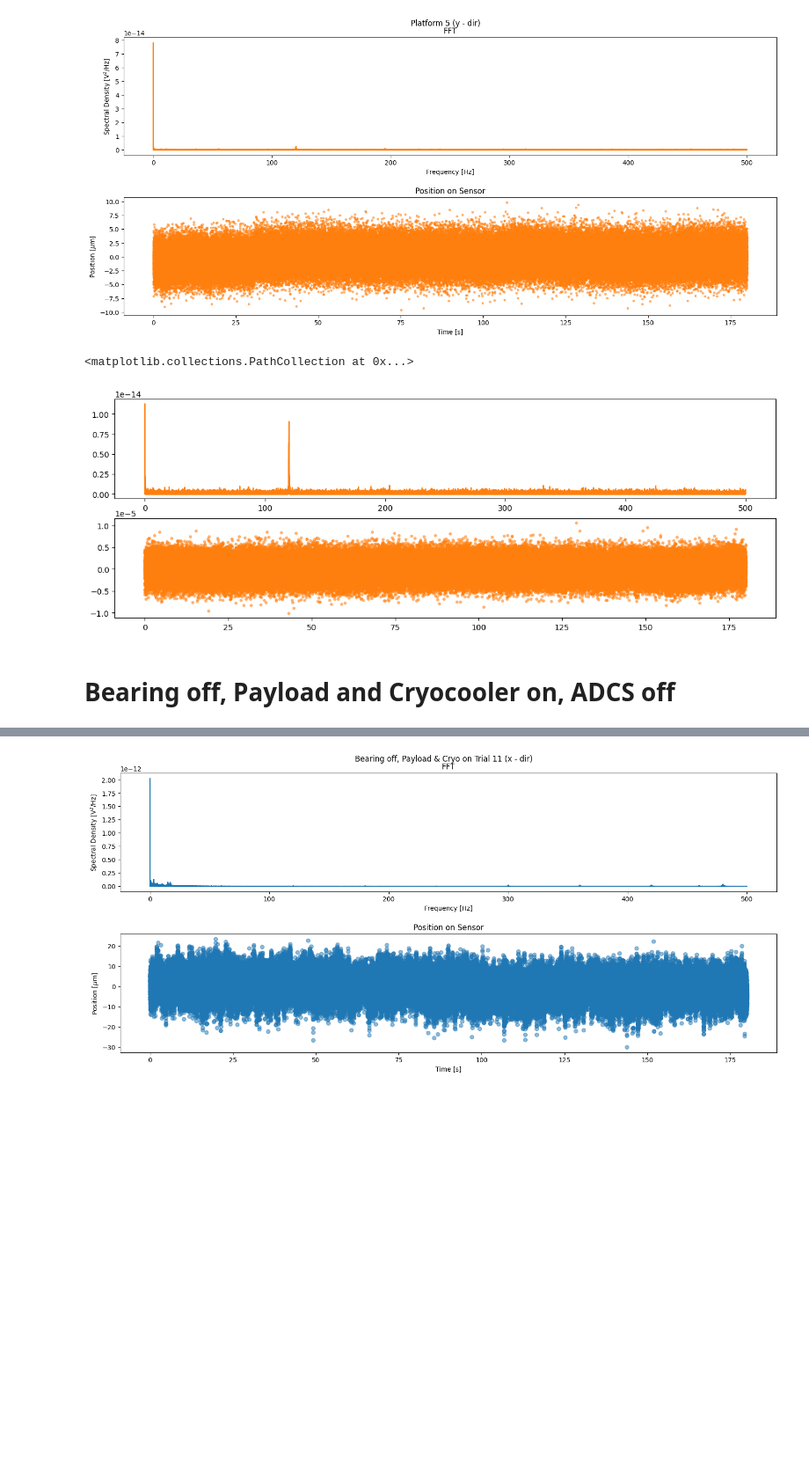
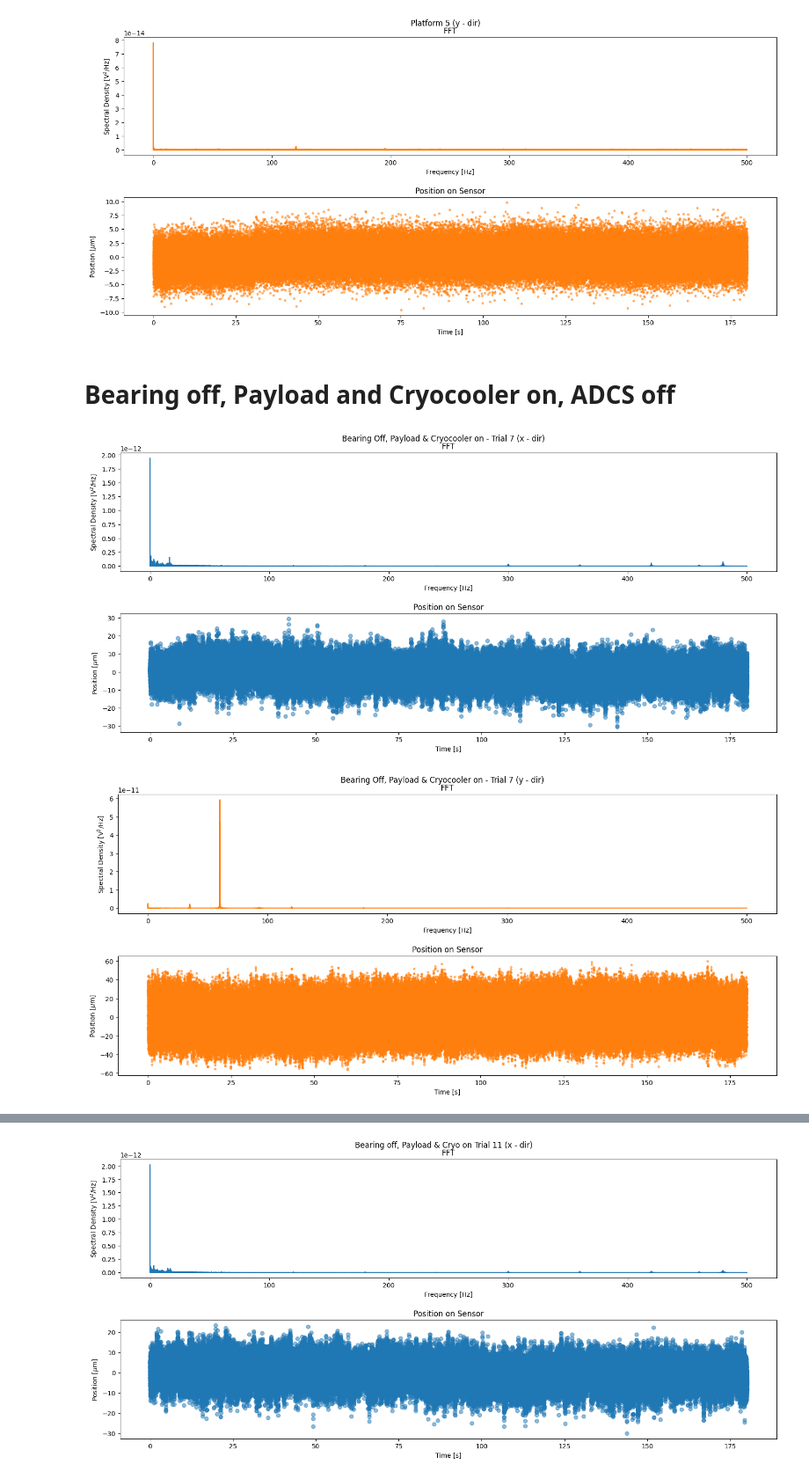
Before and after one commit to chase-urasaki/HyTI_Jitter_Metrology, a Jupyter notebook: 3_12_data_analysis.ipynb, the cells around one changed output, grey strips where cells are left out. Shown at 88% size. Saved outputs shown, nothing was run; the diff lists cells and outputs as text; code cells hidden in the pictures; blank space fills up the shorter version.

```diff
--- a/3_12_data_analysis.ipynb
+++ b/3_12_data_analysis.ipynb
@@ -135,12 +155,14 @@ Platform5_plots = plot_FFT_and_pos(platform5_tdata, platform5_xdata, platform5_y
 # %% [output]
 [figure]
 [figure]
-# %%
-fig_platform1y, (ax5, ax6) = plt.subplots(2,1, figsize =(15,5))
-ax5.plot(platform1_ypsc[0], platform1_ypsc[1], color = 'C1')
-ax6.scatter(platform1_tdata, platform1_ydata - np.mean(platform1_ydata), marker = '.', alpha = 0.5, c = 'C1')
-# %% [output]
-<matplotlib.collections.PathCollection at 0x...>
-[figure, removed]
 # %% [markdown]
 # Bearing off, Payload and Cryocooler on, ADCS off
+# %%
+bearingoff_electronicson_7 = np.genfromtxt('data_3_12_bearingoff_electronicson_7in_20230312-141327.csv', delimiter = ',', skip_header = 2)
+bearingoff_electronicson_7_xdata, bearingoff_electronicson_7_ydata, bearingoff_electronicson_7_vsum, bearingoff_electronicson_7_tdata = seperate_data_from(bearingoff_electronicson_7)
+bearingoff_electronicson_7_xpsc = power_spectrum(bearingoff_electronicson_7_tdata, (bearingoff_electronicson_7_xdata - np.mean(bearingoff_electronicson_7_xdata)))
+bearingoff_electronicson_7_ypsc = power_spectrum(bearingoff_electronicson_7_tdata, (bearingoff_electronicson_7_ydata - np.mean(bearingoff_electronicson_7_ydata)))
+bearingoff_electronicson_7_plot = plot_FFT_and_pos(bearingoff_electronicson_7_tdata, bearingoff_electronicson_7_xdata, bearingoff_electronicson_7_ydata, bearingoff_electronicson_7_xpsc, bearingoff_electronicson_7_ypsc, 'Bearing Off, Payload & Cryocooler on - Trial 7')
+# %% [output]
+[figure, added]
+[figure, added]
```
Also changed, not shown: parts of 10 cells of this notebook.
